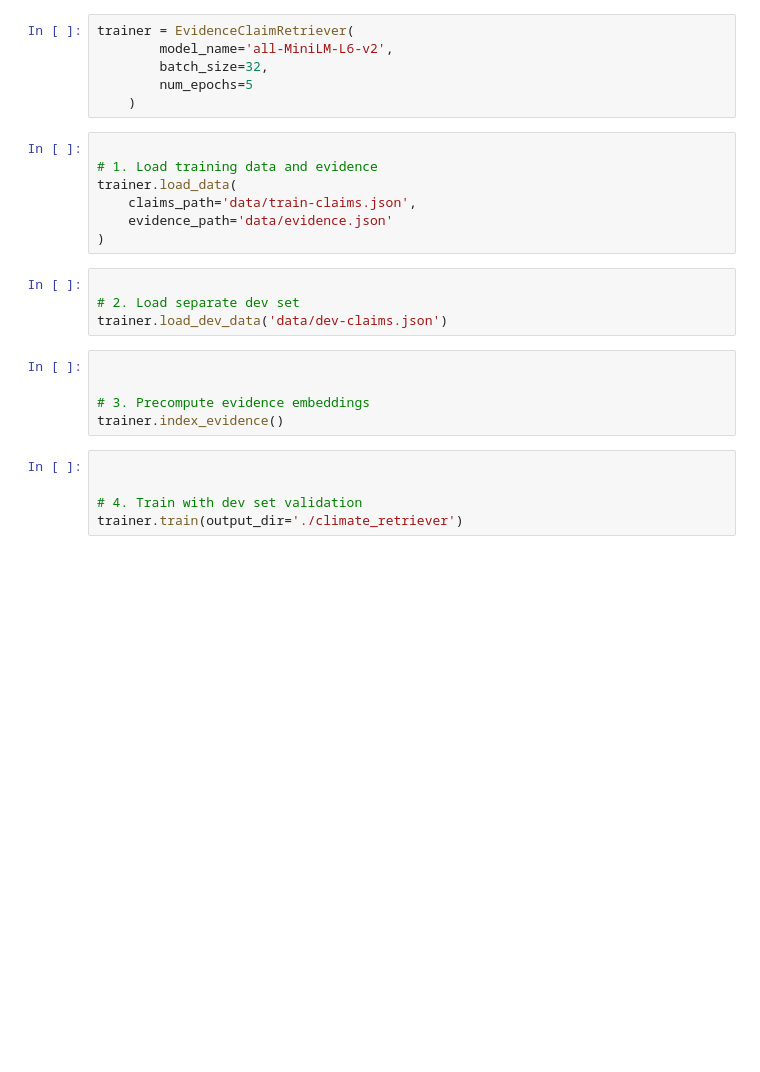
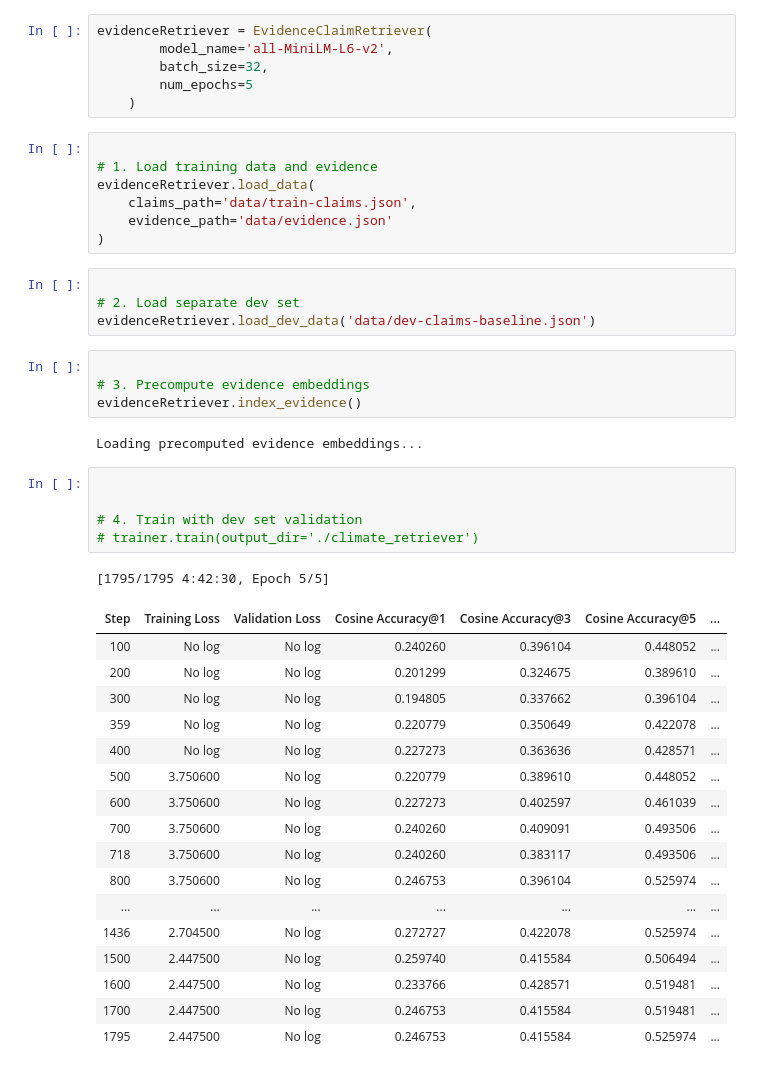
Before and after one commit to unsf5294/NLP_a3_gp40, a Jupyter notebook: jeff.ipynb, the cells around one changed output. Saved outputs shown, nothing was run; the diff lists cells and outputs as text; blank space fills up the shorter version.

Commit message:
Evidences retriever

```diff
--- a/jeff.ipynb
+++ b/jeff.ipynb
@@ -156,5 +151,5 @@ class EvidenceClaimRetriever:
 # %%
-trainer = EvidenceClaimRetriever(
+evidenceRetriever = EvidenceClaimRetriever(
         model_name='all-MiniLM-L6-v2',
         batch_size=32,
         num_epochs=5
@@ -162,21 +157,41 @@ trainer = EvidenceClaimRetriever(
 # %%
 
 # 1. Load training data and evidence
-trainer.load_data(
+evidenceRetriever.load_data(
     claims_path='data/train-claims.json',
     evidence_path='data/evidence.json'
 )
 # %%
 
 # 2. Load separate dev set
-trainer.load_dev_data('data/dev-claims.json')
+evidenceRetriever.load_dev_data('data/dev-claims-baseline.json')
 # %%
 
-
 # 3. Precompute evidence embeddings
-trainer.index_evidence()
+evidenceRetriever.index_evidence()
+# %% [output]
+Loading precomputed evidence embeddings...
 # %%
 
 
 # 4. Train with dev set validation
-trainer.train(output_dir='./climate_retriever')
+# trainer.train(output_dir='./climate_retriever')
+# %% [output]
+[1795/1795 4:42:30, Epoch 5/5]
+| Step | Training Loss | Validation Loss | Cosine Accuracy@1 | Cosine Accuracy@3 | Cosine Accuracy@5 | ... |
+| 100 | No log | No log | 0.240260 | 0.396104 | 0.448052 | ... |
+| 200 | No log | No log | 0.201299 | 0.324675 | 0.389610 | ... |
+| 300 | No log | No log | 0.194805 | 0.337662 | 0.396104 | ... |
+| 359 | No log | No log | 0.220779 | 0.350649 | 0.422078 | ... |
+| 400 | No log | No log | 0.227273 | 0.363636 | 0.428571 | ... |
+| 500 | 3.750600 | No log | 0.220779 | 0.389610 | 0.448052 | ... |
+| 600 | 3.750600 | No log | 0.227273 | 0.402597 | 0.461039 | ... |
+| 700 | 3.750600 | No log | 0.240260 | 0.409091 | 0.493506 | ... |
+| 718 | 3.750600 | No log | 0.240260 | 0.383117 | 0.493506 | ... |
+| 800 | 3.750600 | No log | 0.246753 | 0.396104 | 0.525974 | ... |
+| ... | ... | ... | ... | ... | ... | ... |
+| 1436 | 2.704500 | No log | 0.272727 | 0.422078 | 0.525974 | ... |
+| 1500 | 2.447500 | No log | 0.259740 | 0.415584 | 0.506494 | ... |
+| 1600 | 2.447500 | No log | 0.233766 | 0.428571 | 0.519481 | ... |
+| 1700 | 2.447500 | No log | 0.246753 | 0.415584 | 0.519481 | ... |
+| 1795 | 2.447500 | No log | 0.246753 | 0.415584 | 0.525974 | ... |
```
Also changed, not shown: parts of 8 cells of this notebook, 3 other files.
